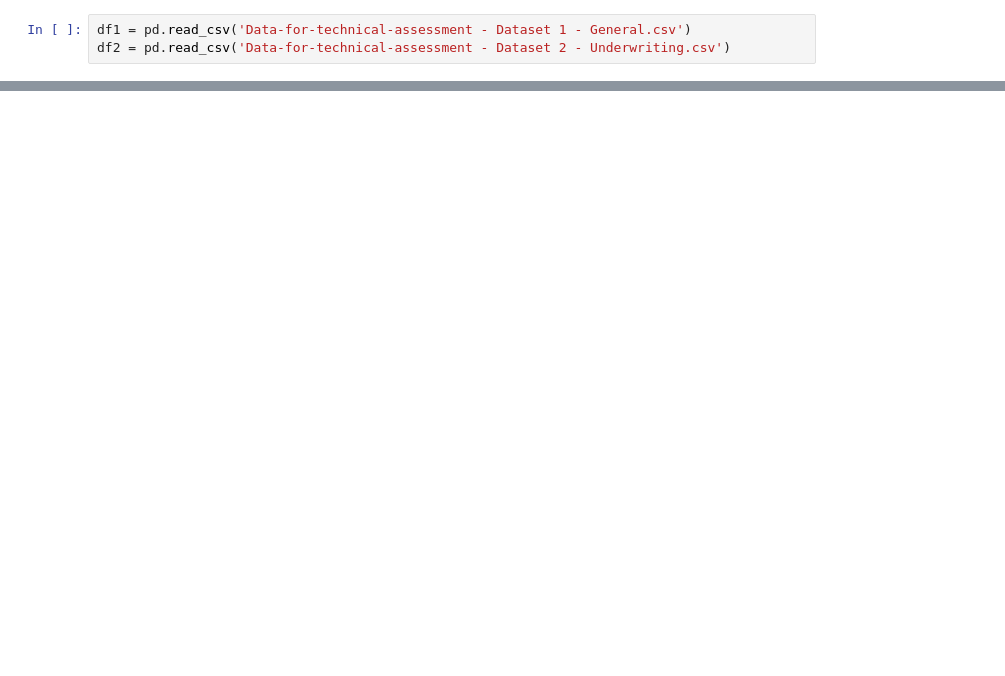
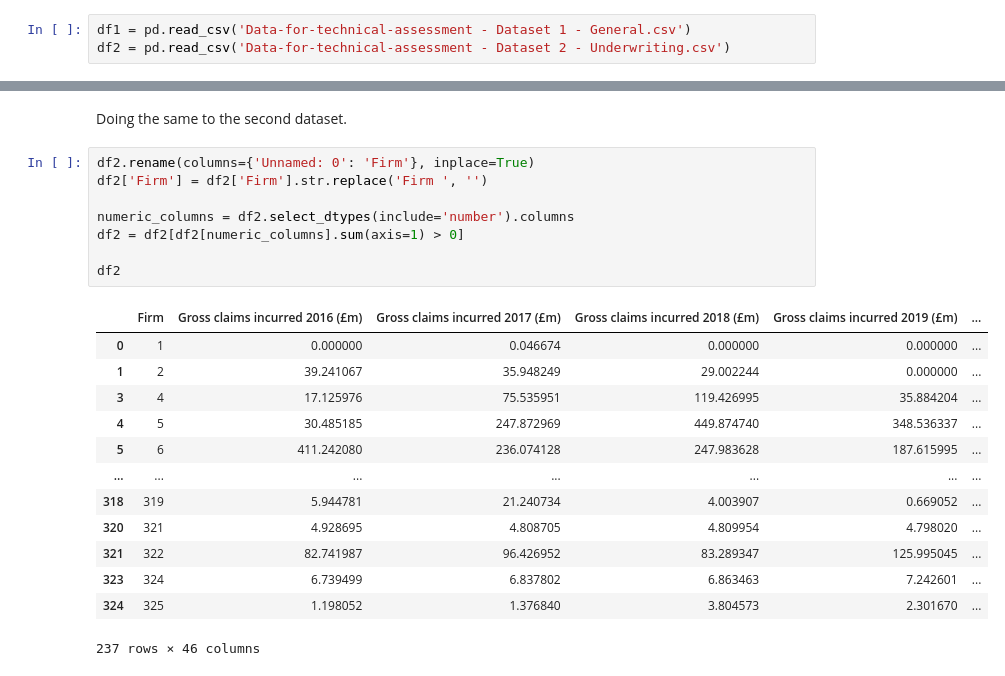
Before and after one commit to JackCT1/insurance-firm-analysis-report, a Jupyter notebook: report.ipynb, the cells around one changed output, grey strips where cells are left out. Saved outputs shown, nothing was run; the diff lists cells and outputs as text; blank space fills up the shorter version.

Commit message:
both dataframes cleaned

```diff
--- a/report.ipynb
+++ b/report.ipynb
@@ -52,3 +47,27 @@ df2
+# %% [markdown]
+Doing the same to the second dataset.
+# %%
+df2.rename(columns={'Unnamed: 0': 'Firm'}, inplace=True)
+df2['Firm'] = df2['Firm'].str.replace('Firm ', '')
+
+numeric_columns = df2.select_dtypes(include='number').columns
+df2 = df2[df2[numeric_columns].sum(axis=1) > 0]
+
+df2
+# %% [output]
+|  | Firm | Gross claims incurred 2016 (£m) | Gross claims incurred 2017 (£m) | Gross claims incurred 2018 (£m) | Gross claims incurred 2019 (£m) | ... |
+| 0 | 1 | 0.000000 | 0.046674 | 0.000000 | 0.000000 | ... |
+| 1 | 2 | 39.241067 | 35.948249 | 29.002244 | 0.000000 | ... |
+| 3 | 4 | 17.125976 | 75.535951 | 119.426995 | 35.884204 | ... |
+| 4 | 5 | 30.485185 | 247.872969 | 449.874740 | 348.536337 | ... |
+| 5 | 6 | 411.242080 | 236.074128 | 247.983628 | 187.615995 | ... |
+| ... | ... | ... | ... | ... | ... | ... |
+| 318 | 319 | 5.944781 | 21.240734 | 4.003907 | 0.669052 | ... |
+| 320 | 321 | 4.928695 | 4.808705 | 4.809954 | 4.798020 | ... |
+| 321 | 322 | 82.741987 | 96.426952 | 83.289347 | 125.995045 | ... |
+| 323 | 324 | 6.739499 | 6.837802 | 6.863463 | 7.242601 | ... |
+| 324 | 325 | 1.198052 | 1.376840 | 3.804573 | 2.301670 | ... |
+237 rows × 46 columns
 # %%
 df1.info()
 # %% [output]
```
Also changed, not shown: parts of 9 cells of this notebook.
